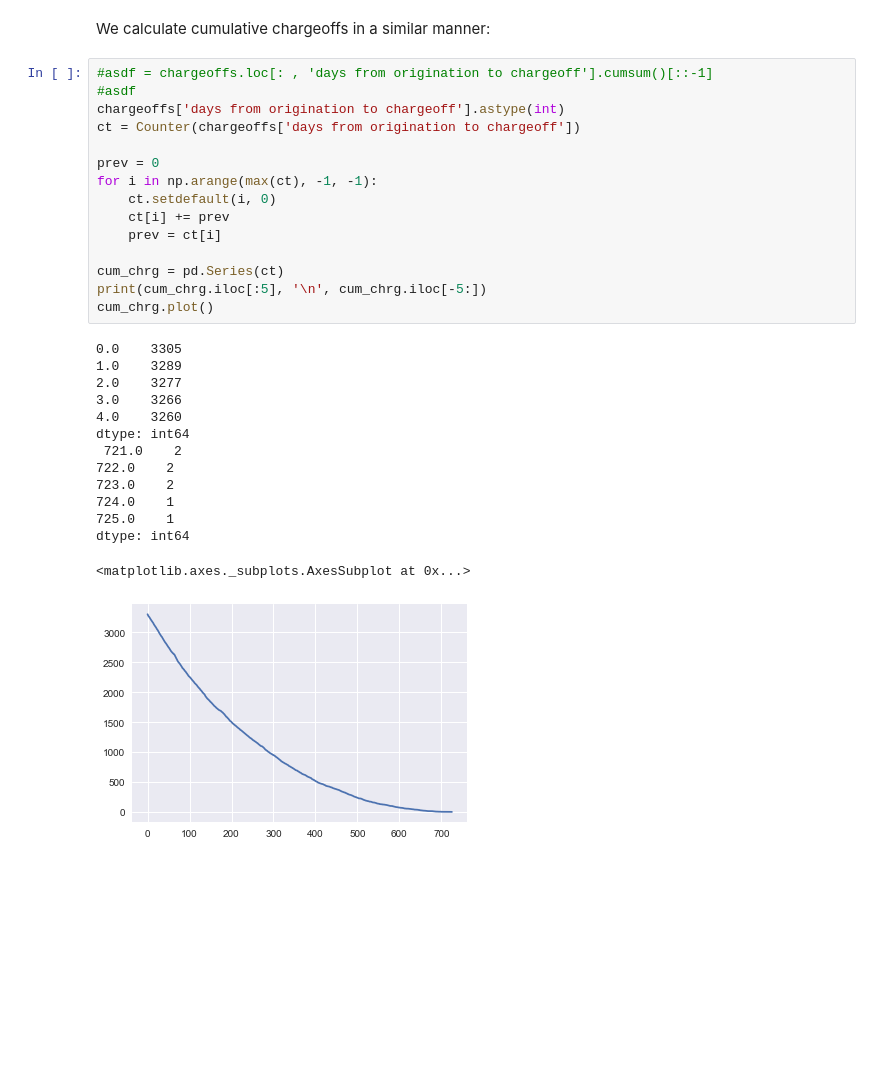
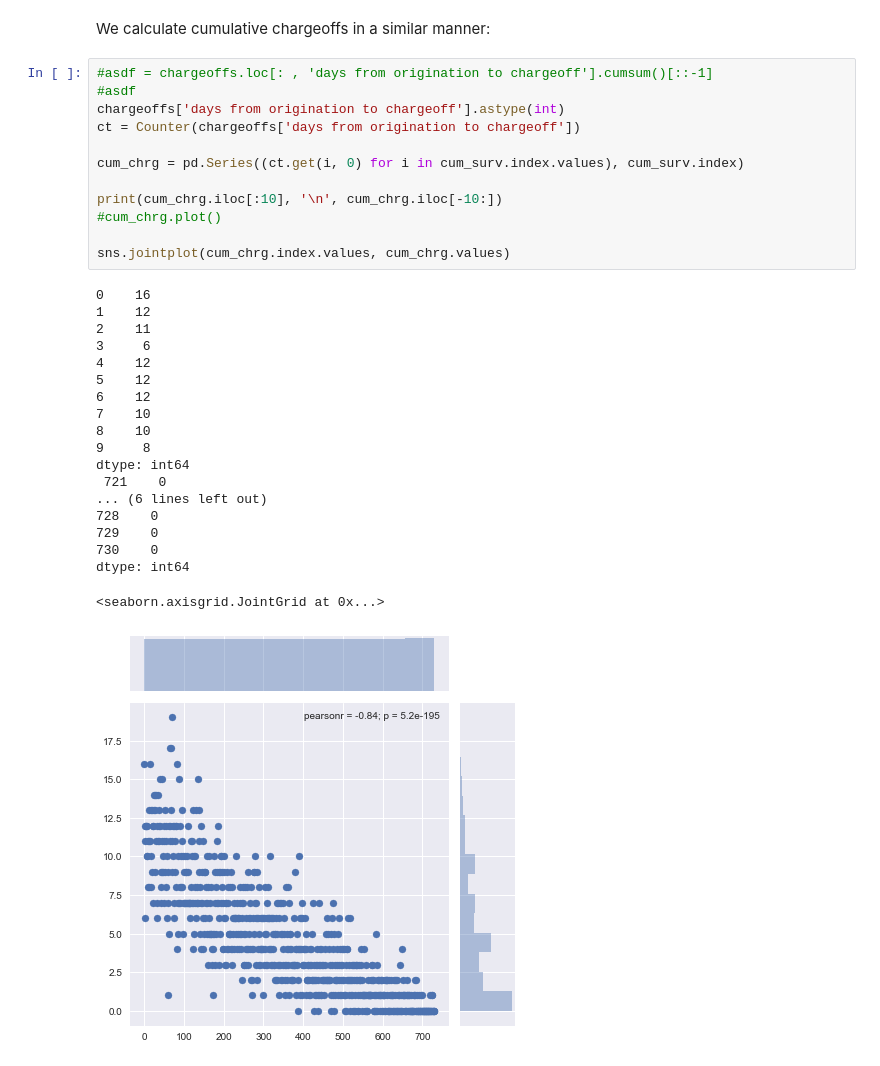
Before and after one commit to welsny/loan-survivorship, a Jupyter notebook: Untitled.ipynb, the cells around one changed output. Saved outputs shown, nothing was run; the diff lists cells and outputs as text; blank space fills up the shorter version.

```diff
--- a/Untitled.ipynb
+++ b/Untitled.ipynb
@@ -117,32 +113,34 @@ We calculate cumulative chargeoffs in a similar manner:
 # %%
 #asdf = chargeoffs.loc[: , 'days from origination to chargeoff'].cumsum()[::-1]
 #asdf
 chargeoffs['days from origination to chargeoff'].astype(int)
 ct = Counter(chargeoffs['days from origination to chargeoff'])
 
-prev = 0
-for i in np.arange(max(ct), -1, -1):
-    ct.setdefault(i, 0)
-    ct[i] += prev
-    prev = ct[i]
+cum_chrg = pd.Series((ct.get(i, 0) for i in cum_surv.index.values), cum_surv.index)
 
-cum_chrg = pd.Series(ct)
-print(cum_chrg.iloc[:5], '\n', cum_chrg.iloc[-5:])
-cum_chrg.plot()
+print(cum_chrg.iloc[:10], '\n', cum_chrg.iloc[-10:])
+#cum_chrg.plot()
+
+sns.jointplot(cum_chrg.index.values, cum_chrg.values)
 # %% [output]
-0.0    3305
-1.0    3289
-2.0    3277
-3.0    3266
-4.0    3260
+0    16
+1    12
+2    11
+3     6
+4    12
+5    12
+6    12
+7    10
+8    10
+9     8
 dtype: int64
- 721.0    2
-722.0    2
-723.0    2
-724.0    1
-725.0    1
+ 721    0
+... (6 lines left out)
+728    0
+729    0
+730    0
 dtype: int64
-<matplotlib.axes._subplots.AxesSubplot at 0x...>
+<seaborn.axisgrid.JointGrid at 0x...>
-[figure, old version]
+[figure, new version]
 # %%
 hazard = cum_chrg / (cum_chrg + cum_surv)
```
Also changed, not shown: parts of 12 cells of this notebook.
